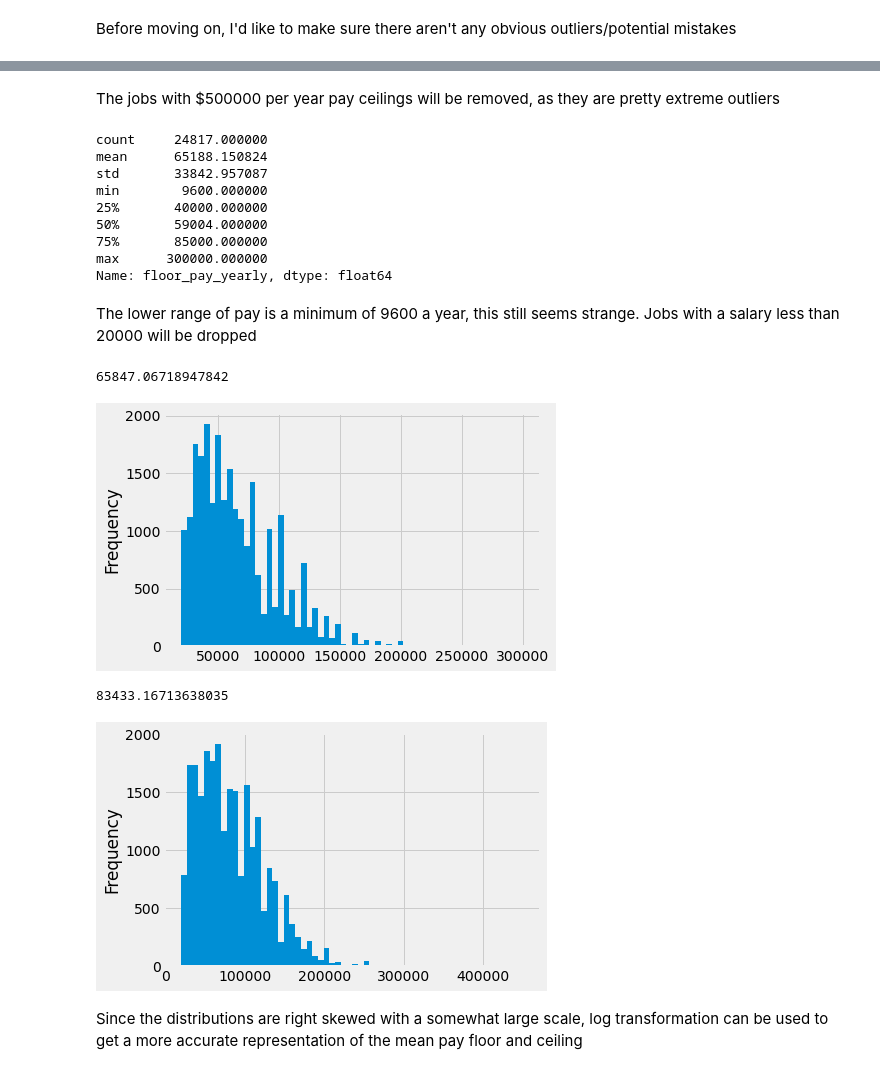
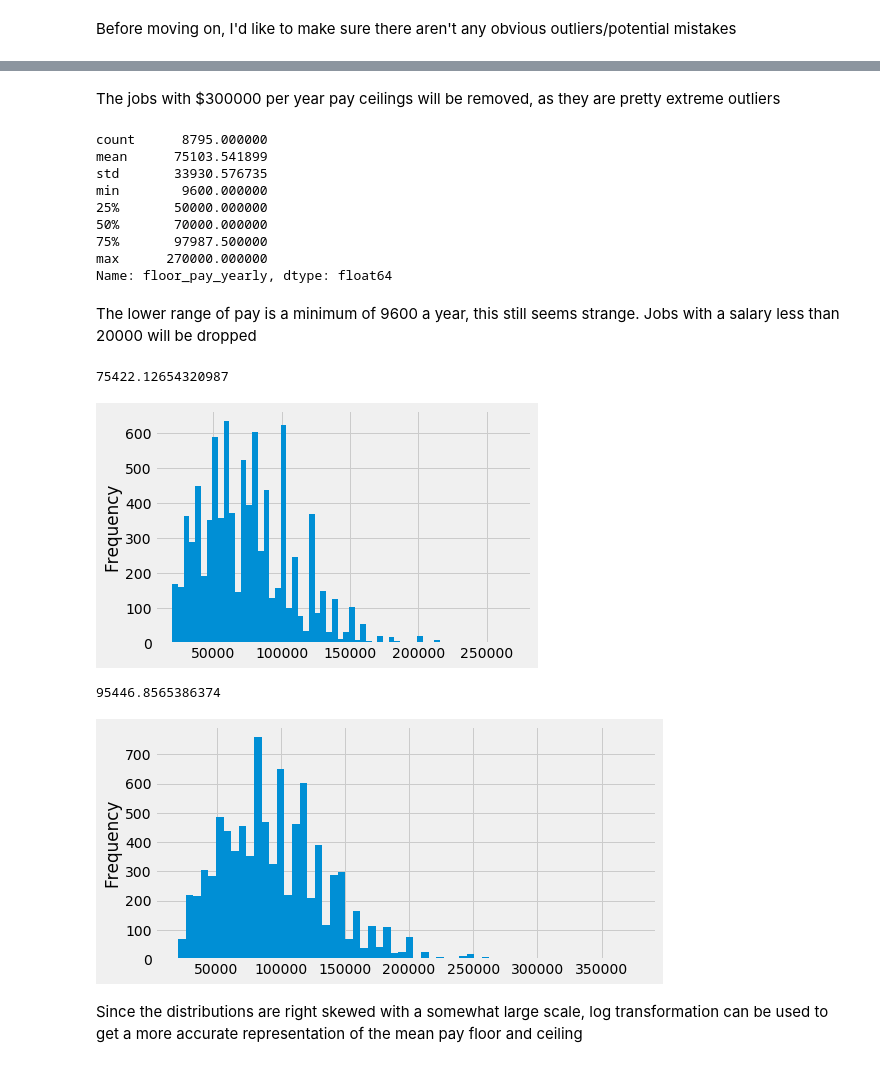
Before and after one commit to jose-marquez89/tech-job-landscape, a Jupyter notebook: python_scrape/jobs_explore.ipynb, the cells around one changed output, grey strips where cells are left out. Drawn from its saved outputs; the diff is of its cells as text; code cells hidden in the pictures.

```diff
--- a/python_scrape/jobs_explore.ipynb
+++ b/python_scrape/jobs_explore.ipynb
@@ -38,4 +30,4 @@ plt.style.use('fivethirtyeight')
 # %%
-jobs = pd.read_csv('indeed_jobs.csv', sep='|')
+jobs = pd.read_csv('jobs_cleaned.csv', sep='|')
 jobs.head()
 # %% [output]
@@ -264,8 +284,3 @@ Upon closer inspection, it seems that some medical industry jobs sneaked into th
-# %%
-jobs = jobs.drop(jobs[jobs['role']
-                 .str.contains(
-                     'Physician|Radiologist|Psychiatrist|Medical Director|Sales[^Salesforce]'
-                 )].index)
 # %%
 jobs[jobs['floor_pay_yearly'] >= 300000]
 # %% [output]
@@ -278,18 +289,18 @@ jobs[jobs['floor_pay_yearly'] >= 300000]
 # %% [markdown]
-The jobs with \$500000 per year pay ceilings will be removed, as they are pretty extreme outliers
+The jobs with \$300000 per year pay ceilings will be removed, as they are pretty extreme outliers
 # %%
-jobs = jobs.drop([19999, 185324])
+jobs = jobs.drop([100301])
 # %%
 jobs['floor_pay_yearly'].describe()
 # %% [output]
-count     24817.000000
-mean      65188.150824
-std       33842.957087
+count      8795.000000
+mean      75103.541899
+std       33930.576735
 min        9600.000000
-25%       40000.000000
-50%       59004.000000
-75%       85000.000000
-max      300000.000000
+25%       50000.000000
+50%       70000.000000
+75%       97987.500000
+max      270000.000000
 Name: floor_pay_yearly, dtype: float64
 # %% [markdown]
 The lower range of pay is a minimum of 9600 a year, this still seems strange. Jobs with a salary less than 20000 will be dropped
@@ -299,14 +310,14 @@ jobs = jobs.drop(jobs[jobs['floor_pay_yearly'] < 20000].index)
 print(jobs['floor_pay_yearly'].mean())
 jobs['floor_pay_yearly'].plot.hist(bins=60);
 # %% [output]
-65847.06718947842
+75422.12654320987
-[figure, old version]
+[figure, new version]
 # %%
 print(jobs['ceiling_pay_yearly'].mean())
-jobs['ceiling_pay_yearly'].plot.hist(bins=60);
+jobs['ceiling_pay_yearly'].plot.hist(bins=60, figsize=(8, 4));
 # %% [output]
-83433.16713638035
+95446.8565386374
-[figure, old version]
+[figure, new version]
 # %% [markdown]
 Since the distributions are right skewed with a somewhat large scale, log transformation can be used to get a more accurate representation of the mean pay floor and ceiling
 # %%
```
Also changed, not shown: parts of 56 cells of this notebook.
